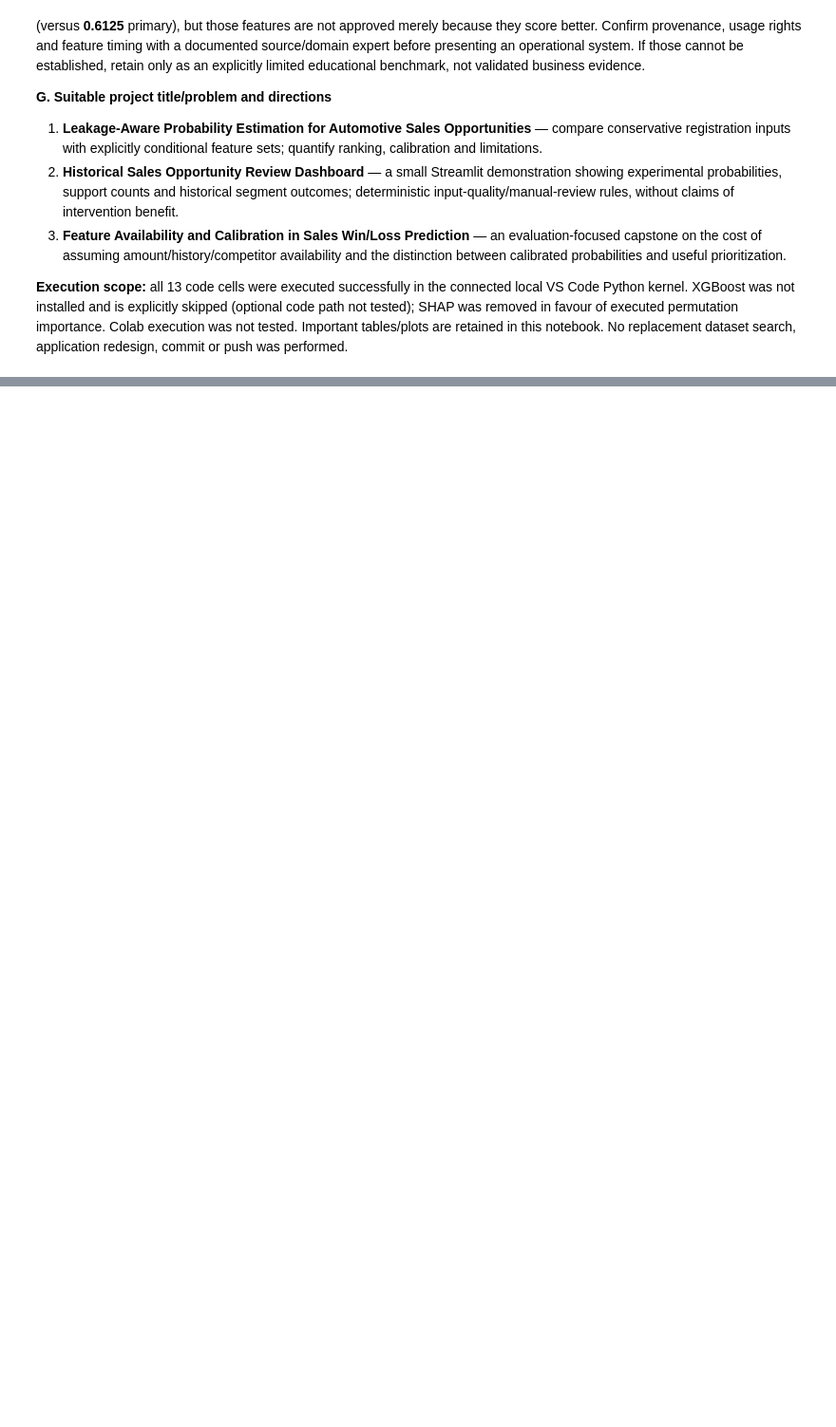
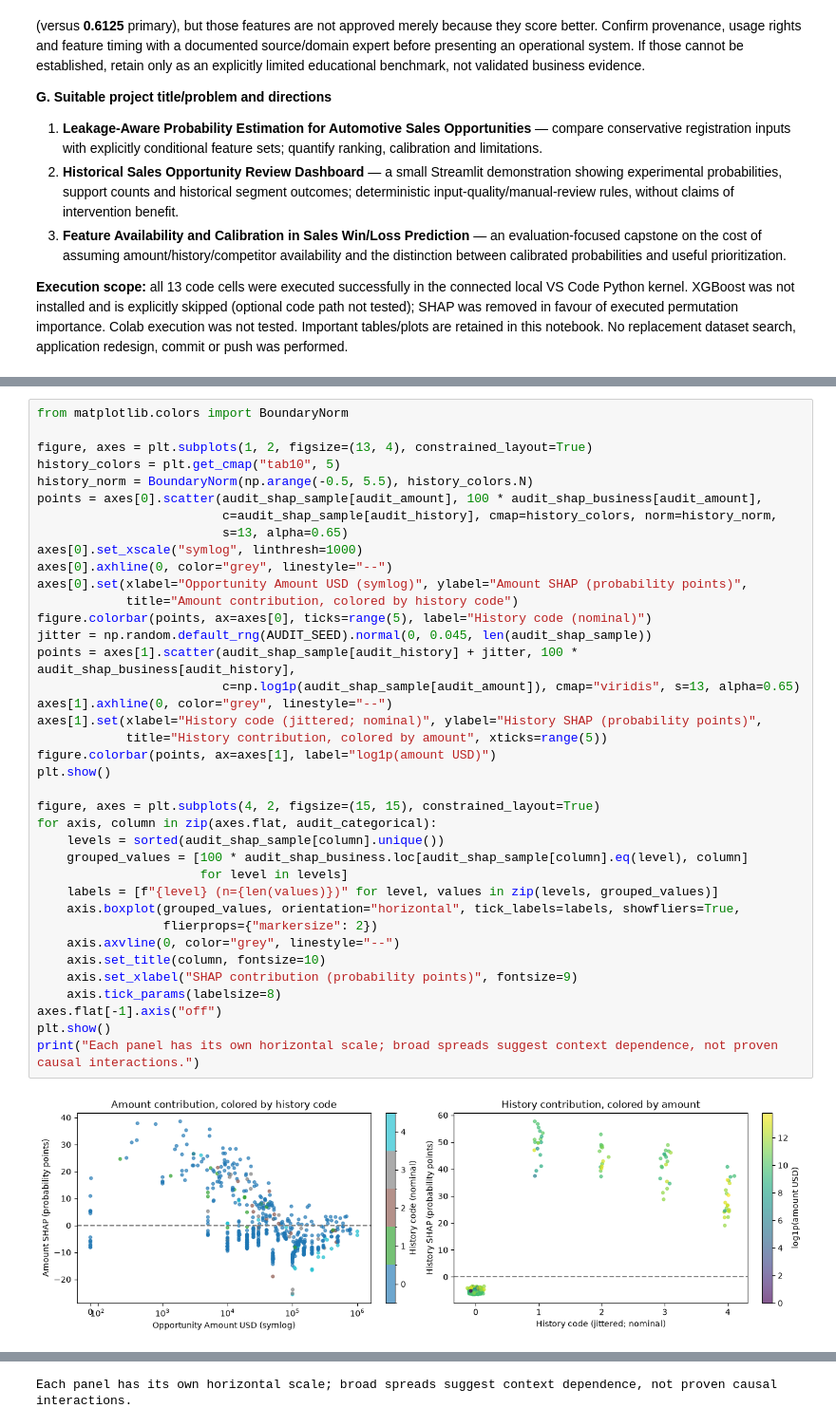
Before and after one commit to emmanuel-mukira/Opportunity-scoring-ISproject, a Jupyter notebook: notebooks/IBM_Watson_dataset.ipynb, the cells around one changed output, grey strips where cells are left out. Shown at 95% size. Cells and saved outputs as stored; diff of their text form; blank space fills up the shorter version.

```diff
--- a/notebooks/IBM_Watson_dataset.ipynb
+++ b/notebooks/IBM_Watson_dataset.ipynb
@@ -782,0 +1233,40 @@ For a clearly labelled **academic historical-data demonstration**, yes within su
+# %%
+from matplotlib.colors import BoundaryNorm
+
+figure, axes = plt.subplots(1, 2, figsize=(13, 4), constrained_layout=True)
+history_colors = plt.get_cmap("tab10", 5)
+history_norm = BoundaryNorm(np.arange(-0.5, 5.5), history_colors.N)
+points = axes[0].scatter(audit_shap_sample[audit_amount], 100 * audit_shap_business[audit_amount],
+                         c=audit_shap_sample[audit_history], cmap=history_colors, norm=history_norm,
+                         s=13, alpha=0.65)
+axes[0].set_xscale("symlog", linthresh=1000)
+axes[0].axhline(0, color="grey", linestyle="--")
+axes[0].set(xlabel="Opportunity Amount USD (symlog)", ylabel="Amount SHAP (probability points)",
+            title="Amount contribution, colored by history code")
+figure.colorbar(points, ax=axes[0], ticks=range(5), label="History code (nominal)")
+jitter = np.random.default_rng(AUDIT_SEED).normal(0, 0.045, len(audit_shap_sample))
+points = axes[1].scatter(audit_shap_sample[audit_history] + jitter, 100 * audit_shap_business[audit_history],
+                         c=np.log1p(audit_shap_sample[audit_amount]), cmap="viridis", s=13, alpha=0.65)
+axes[1].axhline(0, color="grey", linestyle="--")
+axes[1].set(xlabel="History code (jittered; nominal)", ylabel="History SHAP (probability points)",
+            title="History contribution, colored by amount", xticks=range(5))
+figure.colorbar(points, ax=axes[1], label="log1p(amount USD)")
+plt.show()
+
+figure, axes = plt.subplots(4, 2, figsize=(15, 15), constrained_layout=True)
+for axis, column in zip(axes.flat, audit_categorical):
+    levels = sorted(audit_shap_sample[column].unique())
+    grouped_values = [100 * audit_shap_business.loc[audit_shap_sample[column].eq(level), column]
+                      for level in levels]
+    labels = [f"{level} (n={len(values)})" for level, values in zip(levels, grouped_values)]
+    axis.boxplot(grouped_values, orientation="horizontal", tick_labels=labels, showfliers=True,
+                 flierprops={"markersize": 2})
+    axis.axvline(0, color="grey", linestyle="--")
+    axis.set_title(column, fontsize=10)
+    axis.set_xlabel("SHAP contribution (probability points)", fontsize=9)
+    axis.tick_params(labelsize=8)
+axes.flat[-1].axis("off")
+plt.show()
+print("Each panel has its own horizontal scale; broad spreads suggest context dependence, not proven causal interactions.")
+# %% [output]
+[figure, added]
@@ -782,0 +1274 @@ For a clearly labelled **academic historical-data demonstration**, yes within su
+Each panel has its own horizontal scale; broad spreads suggest context dependence, not proven causal interactions.
```
Also changed, not shown: parts of 21 cells of this notebook, 1 other file.
